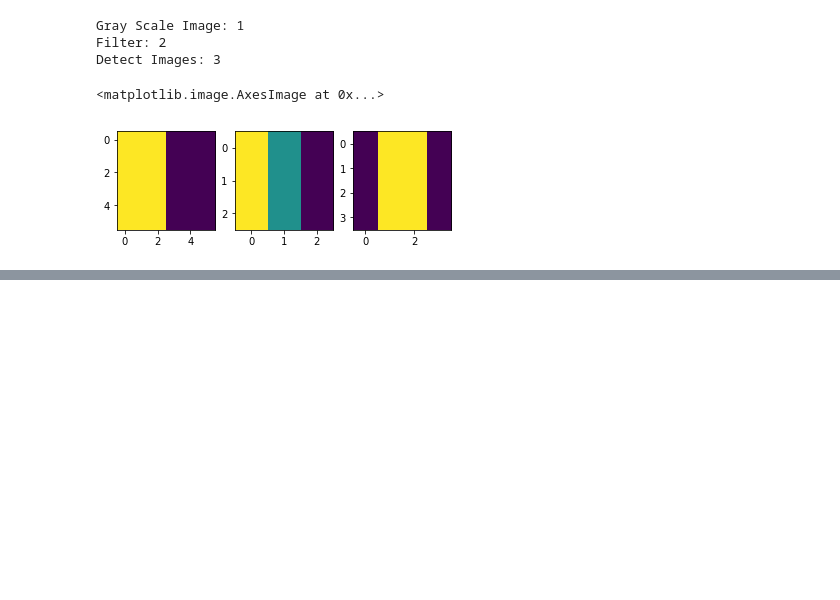
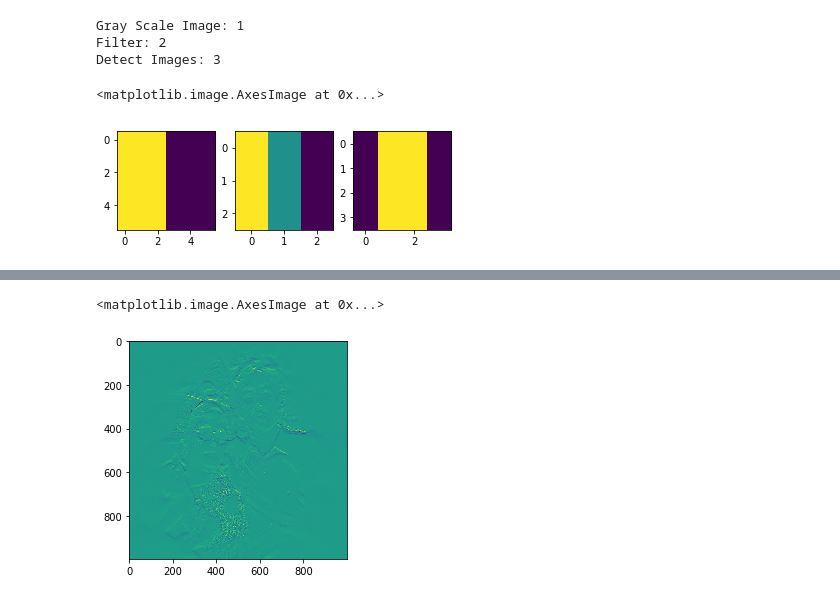
Before and after one commit to Mrd278/CNN-Practice, a Jupyter notebook: CNN_Prac.ipynb, the cells around one changed output, grey strips where cells are left out. Cells and saved outputs as stored; diff of their text form; code cells hidden in the pictures; blank space fills up the shorter version.

```diff
--- a/CNN_Prac.ipynb
+++ b/CNN_Prac.ipynb
@@ -126,0 +173,7 @@ Detect Images: 3
+# %%
+Result_img = Result_matrix(gray_img, Filter.T)
+
+plt.imshow(Result_img)
+# %% [output]
+<matplotlib.image.AxesImage at 0x...>
+[figure, added]
```
Also changed, not shown: parts of 6 cells of this notebook.
